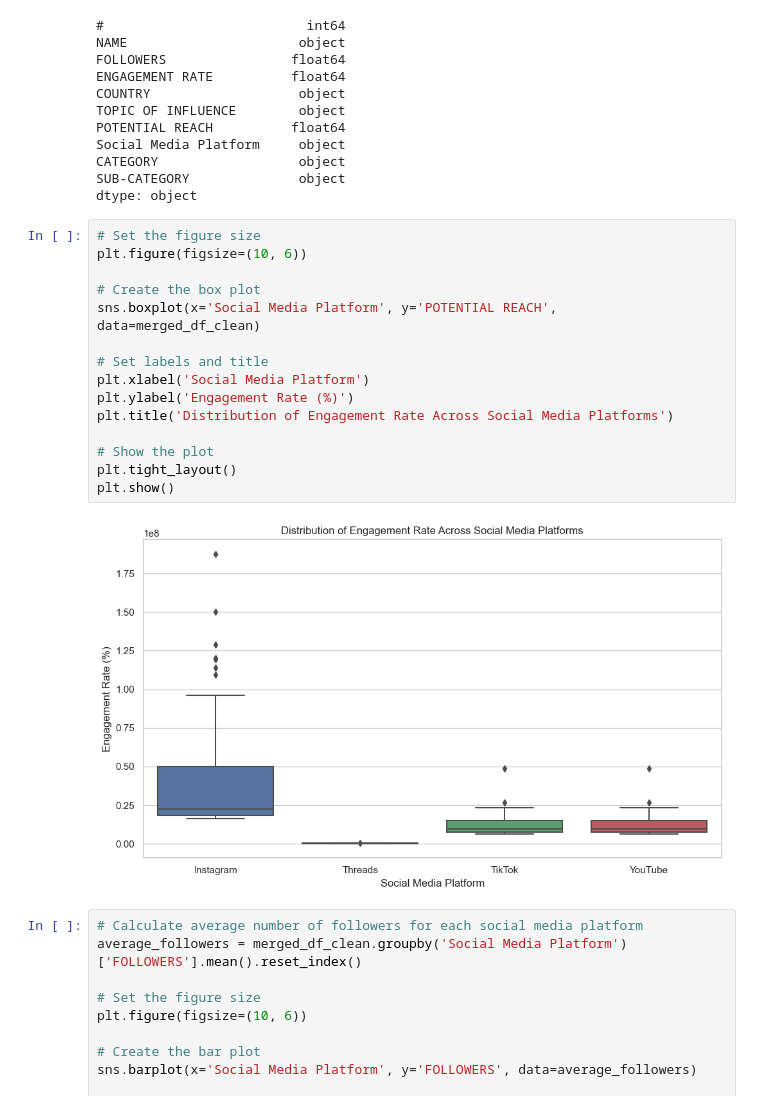
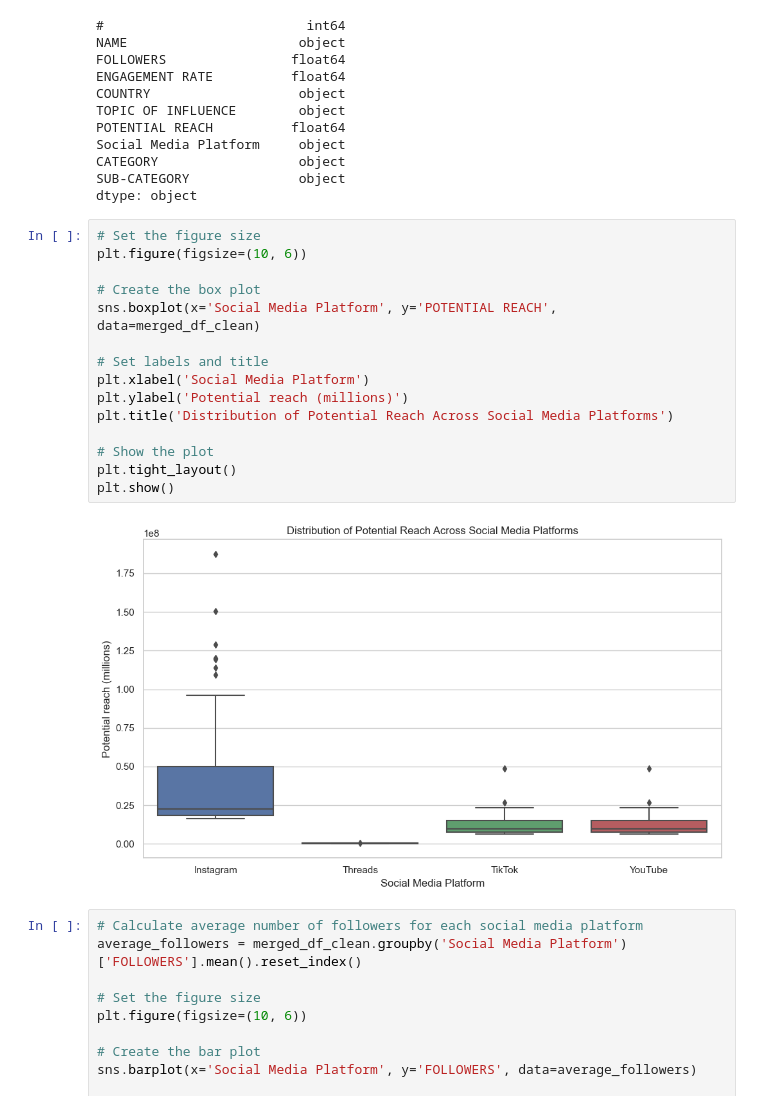
Before and after one commit to htojyy/proj-3-grp-4, a Jupyter notebook: Analysis.ipynb, the cells around one changed output. Saved outputs shown, nothing was run; the diff lists cells and outputs as text.

```diff
--- a/Analysis.ipynb
+++ b/Analysis.ipynb
@@ -384,20 +392,20 @@ dtype: object
 # %%
 # Set the figure size
 plt.figure(figsize=(10, 6))
 
 # Create the box plot
 sns.boxplot(x='Social Media Platform', y='POTENTIAL REACH', data=merged_df_clean)
 
 # Set labels and title
 plt.xlabel('Social Media Platform')
-plt.ylabel('Engagement Rate (%)')
-plt.title('Distribution of Engagement Rate Across Social Media Platforms')
+plt.ylabel('Potential reach (millions)')
+plt.title('Distribution of Potential Reach Across Social Media Platforms')
 
 # Show the plot
 plt.tight_layout()
 plt.show()
 # %% [output]
-[figure, old version]
+[figure, new version]
 # %%
 # Calculate average number of followers for each social media platform
 average_followers = merged_df_clean.groupby('Social Media Platform')['FOLLOWERS'].mean().reset_index()
```
Also changed, not shown: parts of 21 cells of this notebook, 3 other files.
